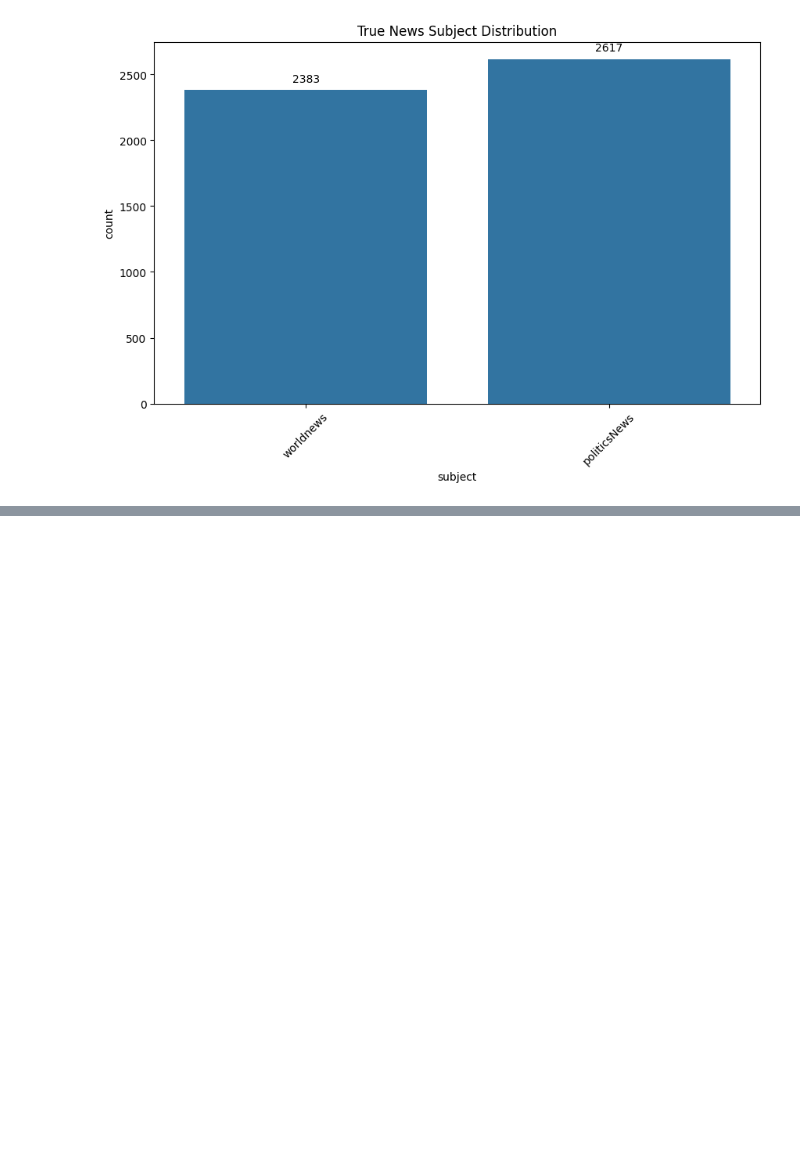
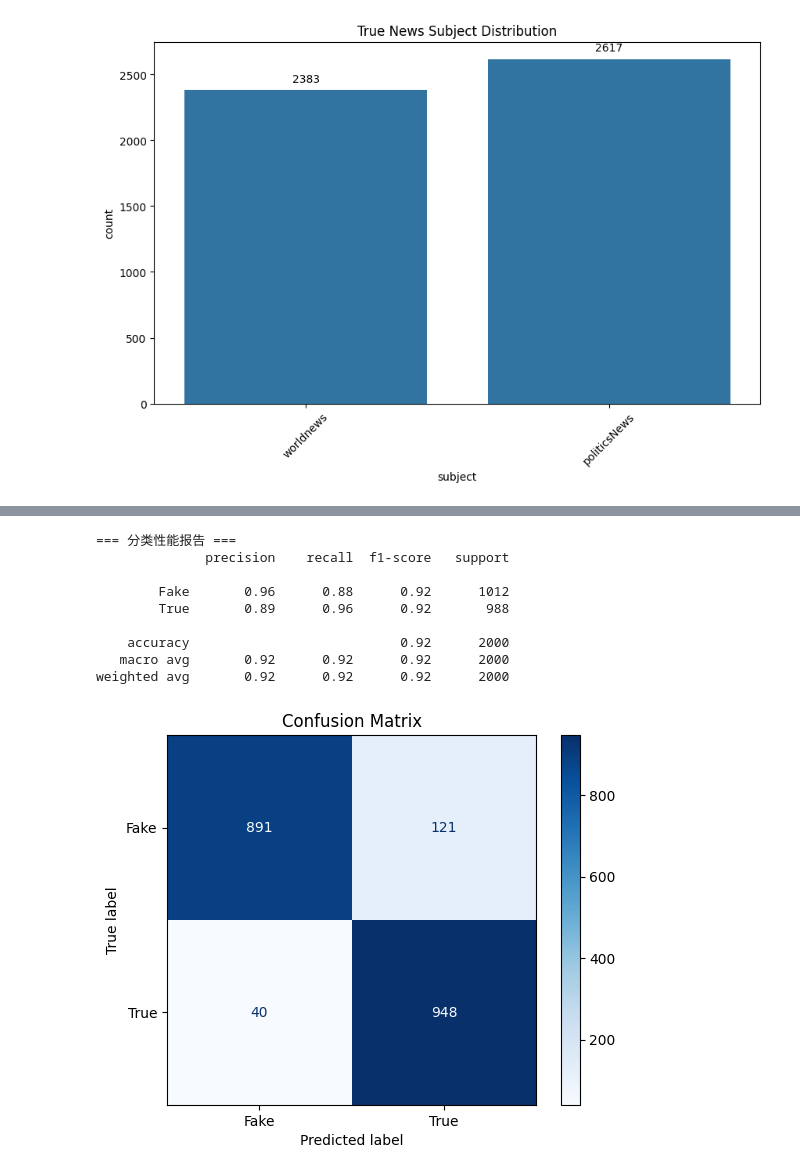
Before and after one commit to MYJT0400/dataminingg, a Jupyter notebook: Unmasking_Truth_Exploring_Fake_and_Real_News_Data.ipynb, the cells around one changed output, grey strips where cells are left out. Cells and saved outputs as stored; diff of their text form; code cells hidden in the pictures; blank space fills up the shorter version.

```diff
--- a/Unmasking_Truth_Exploring_Fake_and_Real_News_Data.ipynb
+++ b/Unmasking_Truth_Exploring_Fake_and_Real_News_Data.ipynb
@@ -103,0 +104,46 @@ plt.show()
+# %%
+from sklearn.feature_extraction.text import TfidfVectorizer
+from sklearn.model_selection import train_test_split
+from sklearn.linear_model import LogisticRegression
+from sklearn.metrics import classification_report, confusion_matrix, ConfusionMatrixDisplay
+
+# 添加标签列：假新闻为0，真新闻为1
+fake_df['label'] = 0
+true_df['label'] = 1
+
+# 合并数据集
+df = pd.concat([fake_df, true_df])
+df = df[['title', 'label']].dropna()  # 只用标题做训练特征
+
+# 特征提取
+vectorizer = TfidfVectorizer(stop_words='english', max_features=5000)
+X = vectorizer.fit_transform(df['title'])
+y = df['label']
+
+# 划分训练集和测试集
+X_train, X_test, y_train, y_test = train_test_split(X, y, test_size=0.2, random_state=42)
+
+# 训练模型
+model = LogisticRegression()
+model.fit(X_train, y_train)
+
+# 预测与评估
+y_pred = model.predict(X_test)
+print("=== 分类性能报告 ===")
+print(classification_report(y_test, y_pred, target_names=['Fake', 'True']))
+
+# 混淆矩阵可视化
+ConfusionMatrixDisplay.from_predictions(y_test, y_pred, display_labels=['Fake', 'True'], cmap='Blues')
+plt.title("Confusion Matrix")
+plt.show()
+# %% [output]
+=== 分类性能报告 ===
+              precision    recall  f1-score   support
+
+        Fake       0.96      0.88      0.92      1012
+        True       0.89      0.96      0.92       988
+
+    accuracy                           0.92      2000
+   macro avg       0.92      0.92      0.92      2000
+weighted avg       0.92      0.92      0.92      2000
+[figure, added]
```
Also changed, not shown: parts of 2 cells of this notebook.
